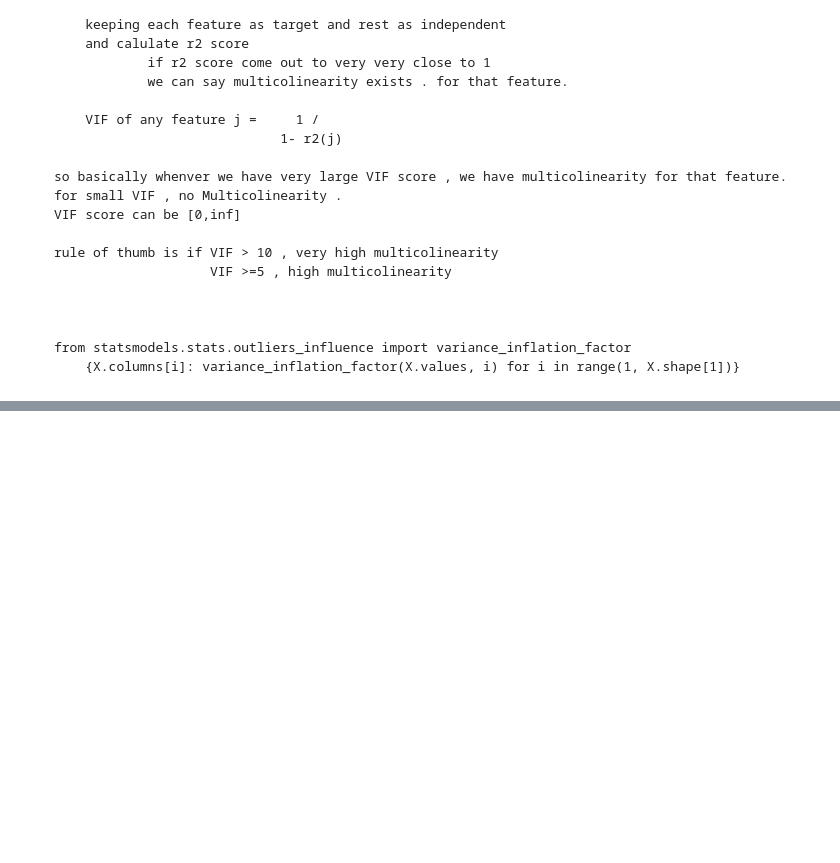
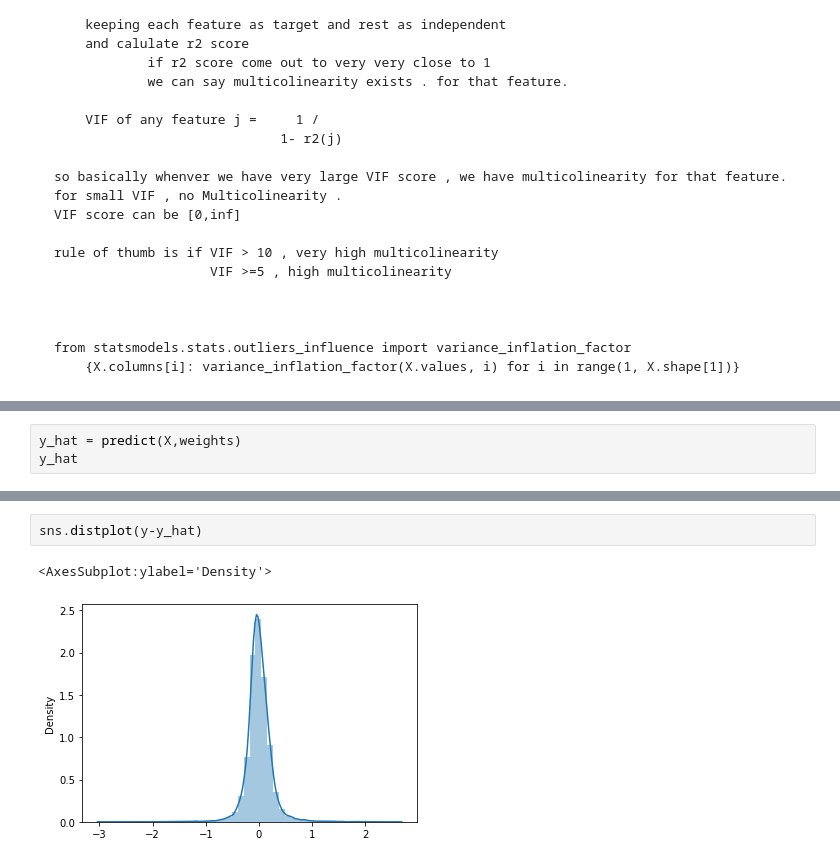
Before and after one commit to 28101991SUNNY/DSML-Classical-Machine-Learning-1, a Jupyter notebook: 01 - ML regression 1-2-3.ipynb, the cells around one changed output, grey strips where cells are left out. Cells and saved outputs as stored; diff of their text form; blank space fills up the shorter version.

```diff
--- a/01 - ML regression 1-2-3.ipynb
+++ b/01 - ML regression 1-2-3.ipynb
@@ -756,0 +779,3 @@ https://towardsdatascience.com/assumptions-of-linear-regression-fdb71ebeaa8b
+# %%
+y_hat = predict(X,weights)
+y_hat
@@ -756,0 +800,5 @@ https://towardsdatascience.com/assumptions-of-linear-regression-fdb71ebeaa8b
+# %%
+sns.distplot(y-y_hat)
+# %% [output]
+<AxesSubplot:ylabel='Density'>
+[figure, added]
```
Also changed, not shown: parts of 93 cells of this notebook.
